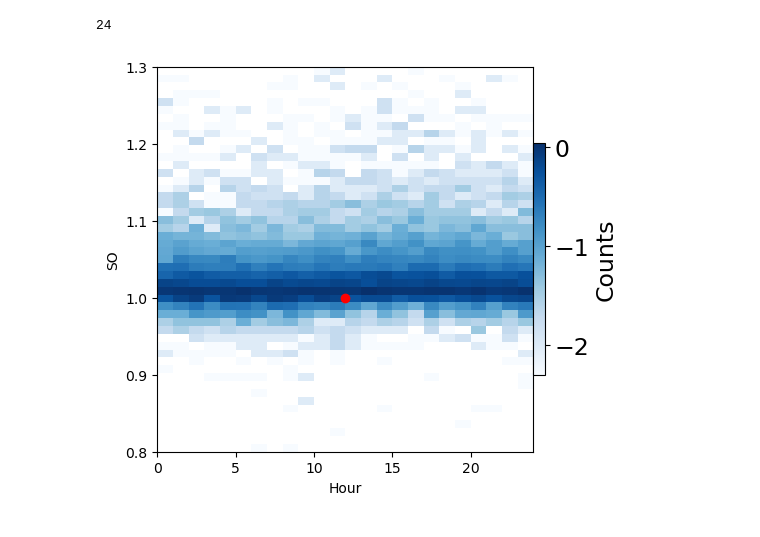
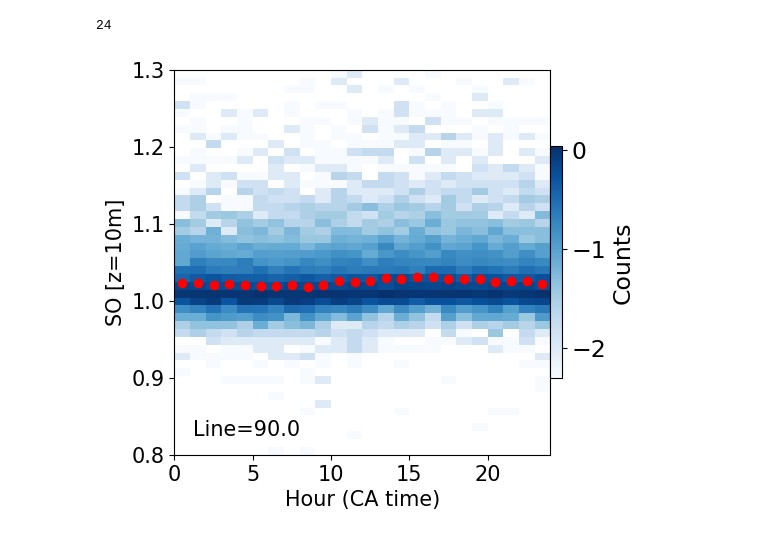
Before and after one commit to Sea-Meets-the-Stars/cugn, a Jupyter notebook: papers/SO/Analysis/Diel.ipynb, the cells around one changed output. Drawn from its saved outputs; the diff is of its cells as text; code cells hidden in the pictures.

```diff
--- a/papers/SO/Analysis/Diel.ipynb
+++ b/papers/SO/Analysis/Diel.ipynb
@@ -122,17 +124,24 @@ avg_SOs.size
 # %%
 cmap = 'Blues'
 
 fig = plt.figure(figsize=(5,5))
 ax = plt.gca()
 #
 img = ax.pcolormesh(xedges, yedges, np.log10(consv_pdf.T),
                                 cmap=cmap)
-#ax.plot([12.], [1.], 'ro')
+# Averages
+ax.plot(np.arange(24)+0.5, avg_SOs, 'ro')
+#
 gen_cb(img, 'Counts')
 #
-ax.set_xlabel('Hour')
-ax.set_ylabel('SO')
-
+ax.set_xlabel('Hour (CA time)')
+ax.set_ylabel('SO [z=10m]')
+#
+plotting.set_fontsize(ax, 15.)
+#
+ax.text(0.05, 0.05, f'Line={line}',
+            transform=ax.transAxes,
+            fontsize=15., ha='left', color='k')
 plt.show()
 # %% [output]
-[figure, old version]
+[figure, new version]
```
Also changed, not shown: parts of 1 cell of this notebook, 3 other files.
